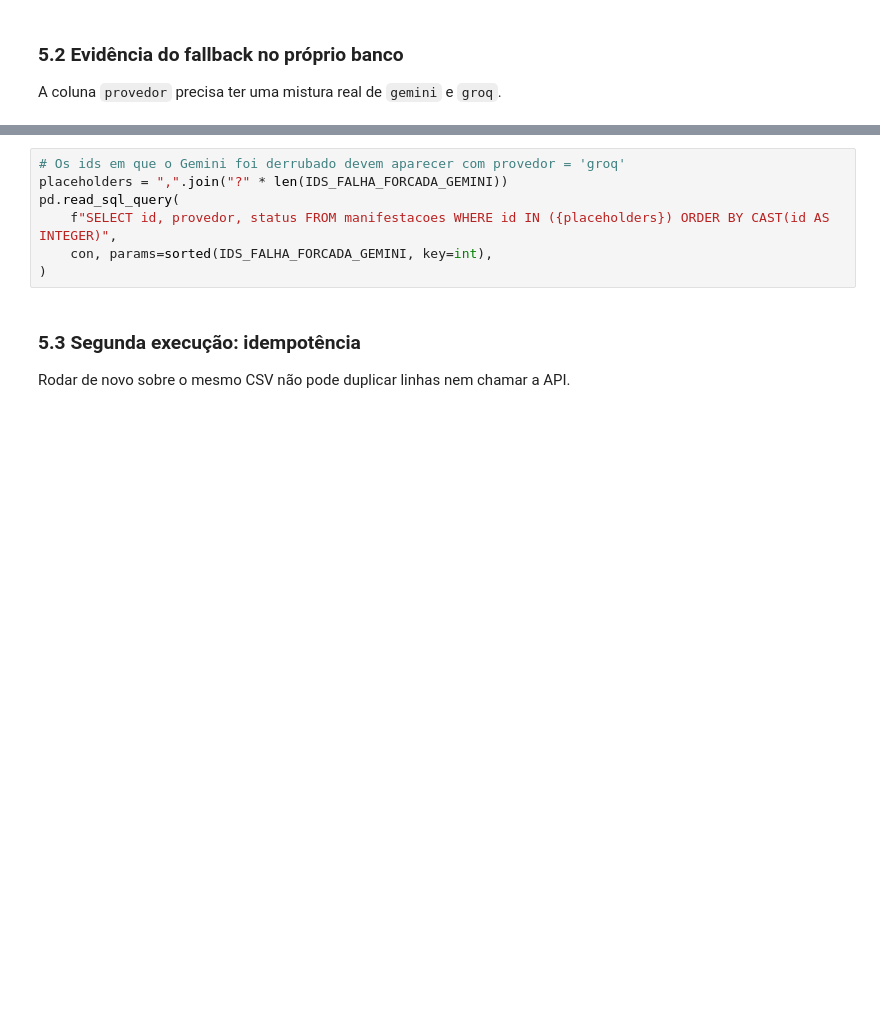
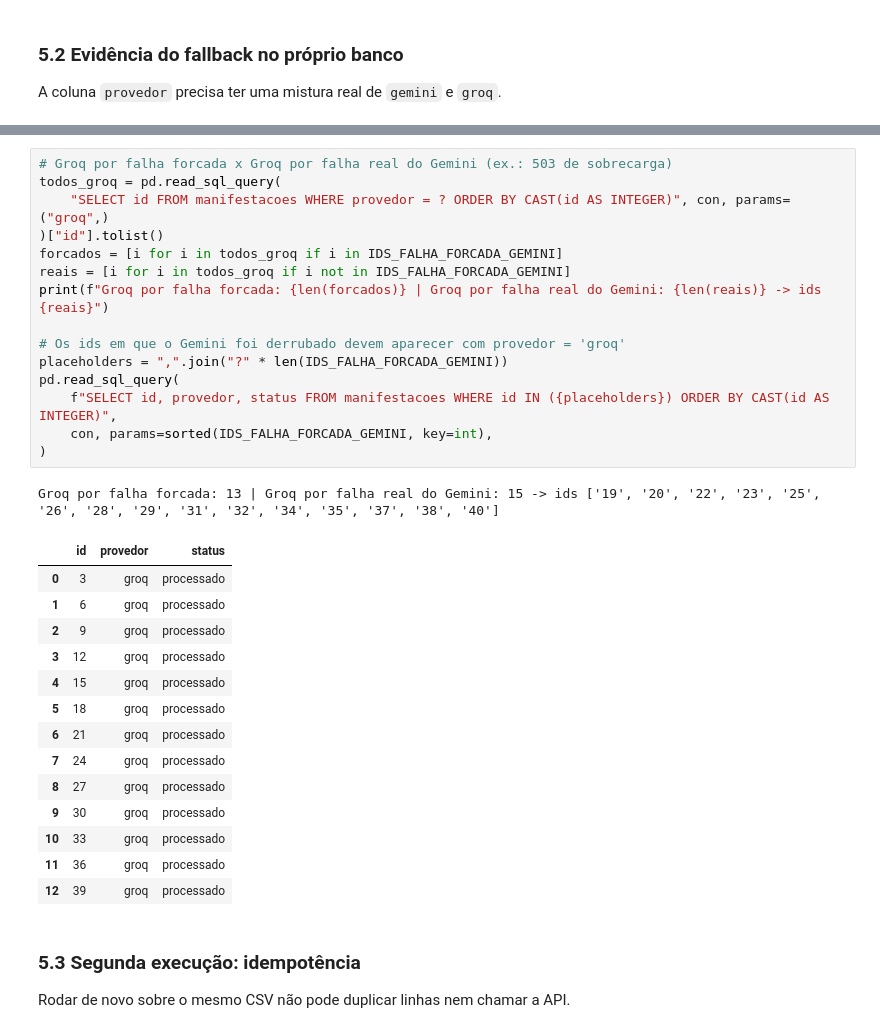
Before and after one commit to murilo2318/cp5-anonimizacao-lgpd, a Jupyter notebook: CP5_Anonimizacao_LGPD.ipynb, the cells around one changed output, grey strips where cells are left out. Cells and saved outputs as stored; diff of their text form; blank space fills up the shorter version.

```diff
--- a/CP5_Anonimizacao_LGPD.ipynb
+++ b/CP5_Anonimizacao_LGPD.ipynb
@@ -374,10 +409,34 @@ pd.read_sql_query(
 # %%
+# Groq por falha forcada x Groq por falha real do Gemini (ex.: 503 de sobrecarga)
+todos_groq = pd.read_sql_query(
+    "SELECT id FROM manifestacoes WHERE provedor = ? ORDER BY CAST(id AS INTEGER)", con, params=("groq",)
+)["id"].tolist()
+forcados = [i for i in todos_groq if i in IDS_FALHA_FORCADA_GEMINI]
+reais = [i for i in todos_groq if i not in IDS_FALHA_FORCADA_GEMINI]
+print(f"Groq por falha forcada: {len(forcados)} | Groq por falha real do Gemini: {len(reais)} -> ids {reais}")
+
 # Os ids em que o Gemini foi derrubado devem aparecer com provedor = 'groq'
 placeholders = ",".join("?" * len(IDS_FALHA_FORCADA_GEMINI))
 pd.read_sql_query(
     f"SELECT id, provedor, status FROM manifestacoes WHERE id IN ({placeholders}) ORDER BY CAST(id AS INTEGER)",
     con, params=sorted(IDS_FALHA_FORCADA_GEMINI, key=int),
 )
+# %% [output]
+Groq por falha forcada: 13 | Groq por falha real do Gemini: 15 -> ids ['19', '20', '22', '23', '25', '26', '28', '29', '31', '32', '34', '35', '37', '38', '40']
+|  | id | provedor | status |
+| 0 | 3 | groq | processado |
+| 1 | 6 | groq | processado |
+| 2 | 9 | groq | processado |
+| 3 | 12 | groq | processado |
+| 4 | 15 | groq | processado |
+| 5 | 18 | groq | processado |
+| 6 | 21 | groq | processado |
+| 7 | 24 | groq | processado |
+| 8 | 27 | groq | processado |
+| 9 | 30 | groq | processado |
+| 10 | 33 | groq | processado |
+| 11 | 36 | groq | processado |
+| 12 | 39 | groq | processado |
 # %% [markdown]
 ### 5.3 Segunda execução: idempotência
 Rodar de novo sobre o mesmo CSV não pode duplicar linhas nem chamar a API.
```
Also changed, not shown: parts of 24 cells of this notebook, 4 other files.
